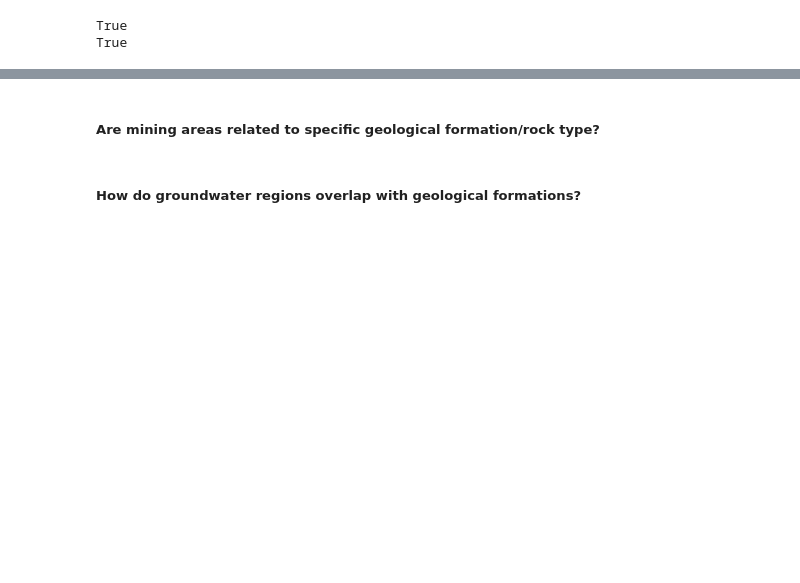
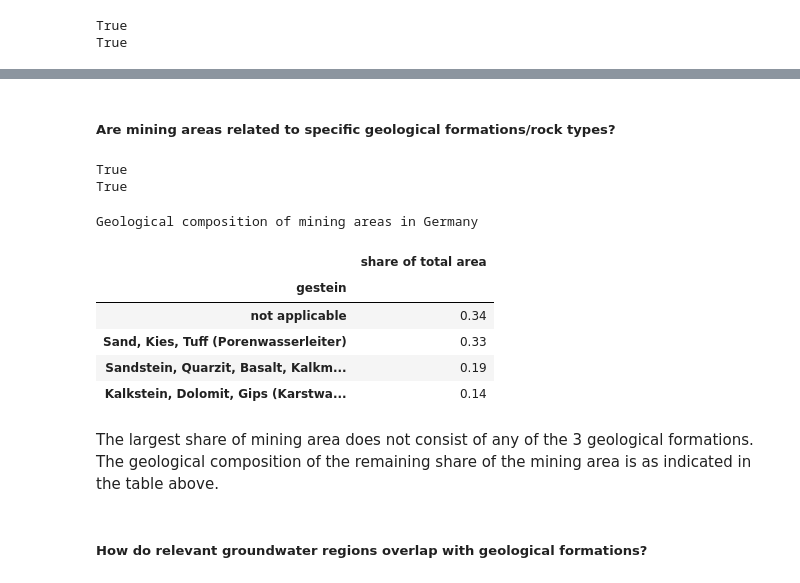
Before and after one commit to hanna-freuden/hydrogeology_germany, a Jupyter notebook: EDA.ipynb, the cells around one changed output, grey strips where cells are left out. Drawn from its saved outputs; the diff is of its cells as text; code cells hidden in the pictures; blank space fills up the shorter version.

```diff
--- a/EDA.ipynb
+++ b/EDA.ipynb
@@ -428,4 +440,36 @@ The share of mining areas overlapping with groundwater areas is: 0.74
 # %% [markdown]
-##### Are mining areas related to specific geological formation/rock type?
+##### Are mining areas related to specific geological formations/rock types?
+# %%
+geo_gdf = gdfs['gwerg_gestein_v1_poly']
+geo_gdf.fillna("not applicable", inplace=True)
+# %%
+# perform spatial join
+mining_geo_gdf = gpd.sjoin( mining_gdf, geo_gdf,  how="left", predicate="intersects")
+# %%
+# reinsure that both shapefiles are in projected coordinate system (we already checked that it is the same CRS and projection in the beginning of the notebook)
+print(mining_gdf.crs.is_projected)
+print(geo_gdf.crs.is_projected)
+# %% [output]
+True
+True
+# %%
+# get the geological composition of the mining areas
+mining_geo_gdf['area'] = mining_geo_gdf.geometry.area
+mining_geo_area = mining_geo_gdf.groupby("gestein")["area"].sum() / 1_000_000 # to square kms
+mining_geo_area = round(mining_geo_area / (mining_geo_gdf.geometry.area.sum() / 1_000_000), 2)
+mining_geo_area  = pd.DataFrame(mining_geo_area).rename(columns = {'area': 'share of total area'})
+# %%
+print('Geological composition of mining areas in Germany')
+mining_geo_area.sort_values(ascending = False, by = ['share of total area'])
+# %% [output]
+Geological composition of mining areas in Germany
+|  | share of total area |
+| gestein |  |
+| not applicable | 0.34 |
+| Sand, Kies, Tuff (Porenwasserleiter) | 0.33 |
+| Sandstein, Quarzit, Basalt, Kalkm... | 0.19 |
+| Kalkstein, Dolomit, Gips (Karstwa... | 0.14 |
+# %% [markdown]
+The largest share of mining area does not consist of any of the 3 geological formations. The geological composition of the remaining share of the mining area is as indicated in the table above.
 # %% [markdown]
-##### How do groundwater regions overlap with geological formations?
+##### How do relevant groundwater regions overlap with geological formations?
```
Also changed, not shown: parts of 12 cells of this notebook.
